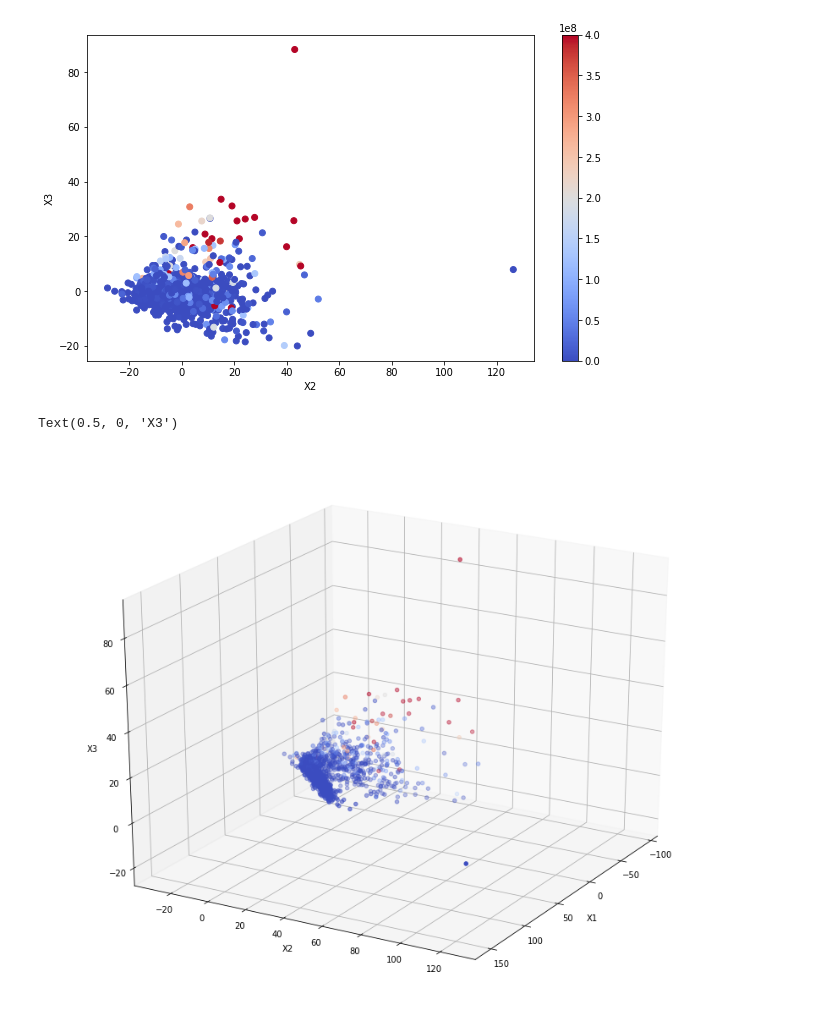
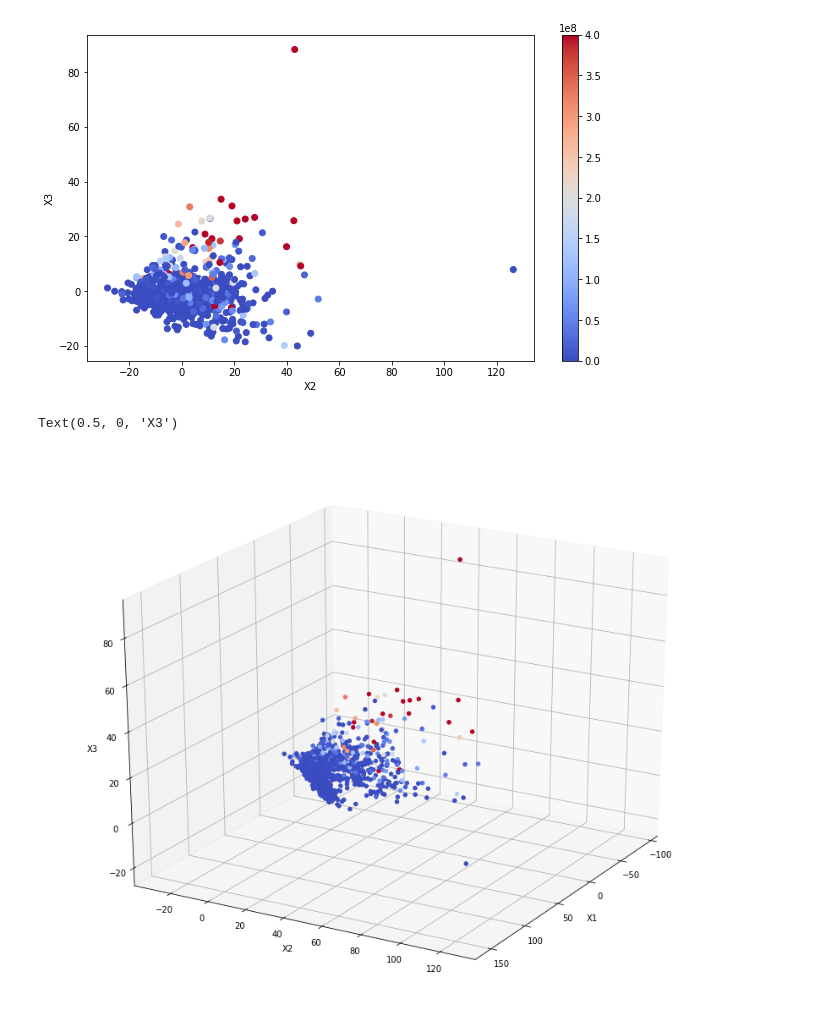
Before and after one commit to timolary/cyanobac-ml, a Jupyter notebook: Cyanobacteria.ipynb, the cells around one changed output. Cells and saved outputs as stored; diff of their text form; code cells hidden in the pictures.

```diff
--- a/Cyanobacteria.ipynb
+++ b/Cyanobacteria.ipynb
@@ -172,18 +164,17 @@ Text(0, 0.5, 'X3')
 [figure]
 # %%
 #3D Plot
-from mpl_toolkits.mplot3d import Axes3D
 
 fig4, ax4 = plt.subplots(figsize=(12, 9))
 ax4 = Axes3D(fig4, rect=[0, 0, .95, 1], elev=24, azim=30)
 #Change azi to rotate around the z axis, change elev to get a higher or lower angle
-scatter_plot_3D = ax4.scatter(X_pca[:, 0], X_pca[:, 1], X_pca[:, 2], c=np.array(ds2['NP_Cya_bio']), cmap=plt.cm.coolwarm, vmax = 4e8)
+scatter_plot_3D = ax4.scatter(X_pca[:, 0], X_pca[:, 1], X_pca[:, 2], c=np.array(ds2['NP_Cya_bio']), cmap=plt.cm.coolwarm, vmax = 4e8, alpha = 1)
 #fig.colorbar(scatter_plot_3D, ax=ax2, orientation = 'horizontal')
 ax4.set_xlabel('X1')
 ax4.set_ylabel('X2')
 ax4.set_zlabel('X3')
 
 #Interesting!
 # %% [output]
 Text(0.5, 0, 'X3')
-[figure, old version]
+[figure, new version]
```
Also changed, not shown: parts of 4 cells of this notebook, 1 other file.
